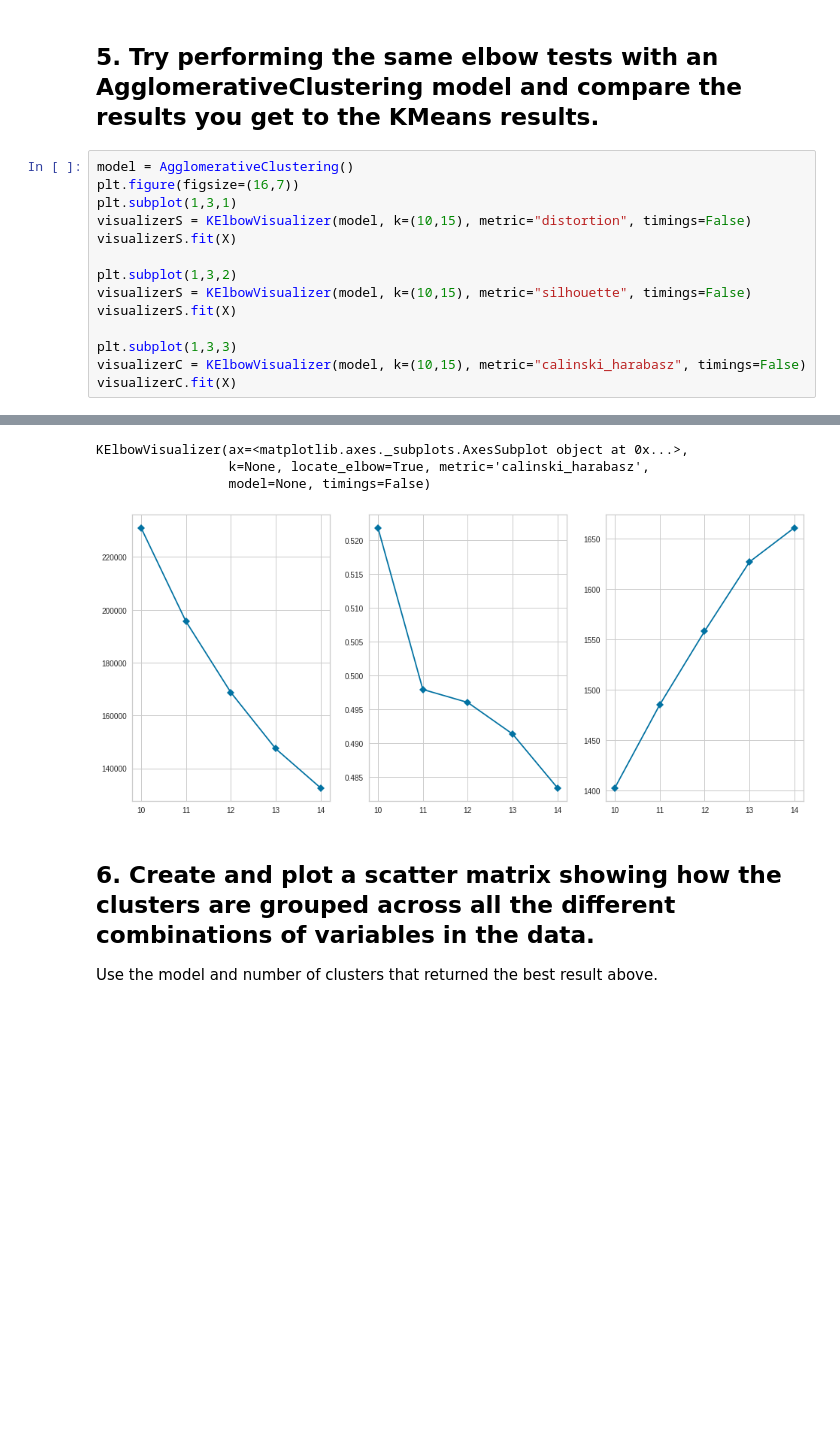
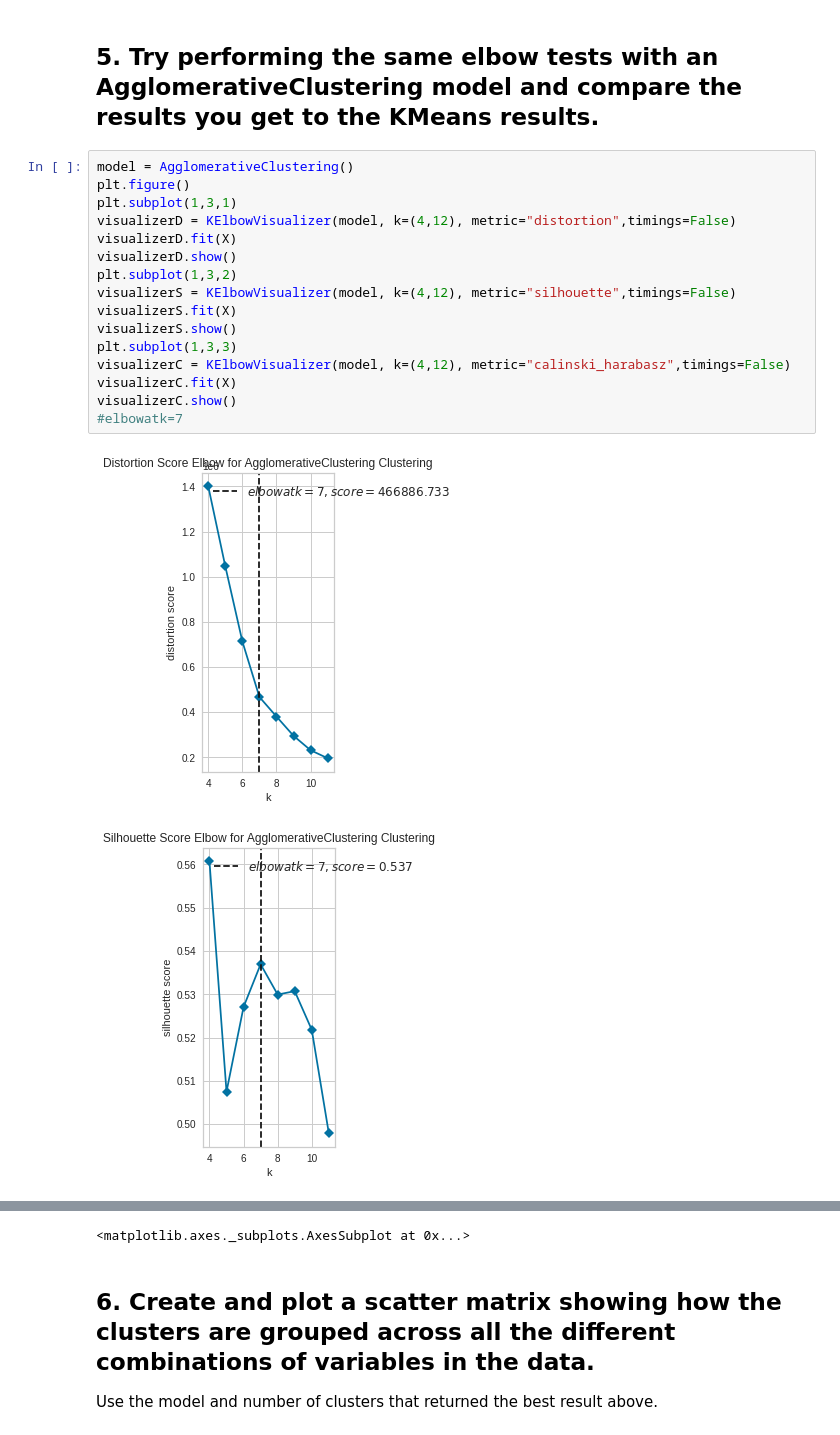
Before and after one commit to ironhack-datalabs/datamad0320, a Jupyter notebook: module-3/lab-unsupervised-learning-evaluation/your-code/main.ipynb, the cells around one changed output, grey strips where cells are left out. Cells and saved outputs as stored; diff of their text form; blank space fills up the shorter version.

```diff
--- a/module-3/lab-unsupervised-learning-evaluation/your-code/main.ipynb
+++ b/module-3/lab-unsupervised-learning-evaluation/your-code/main.ipynb
@@ -79,16 +82,20 @@ KElbowVisualizer(ax=<matplotlib.axes._subplots.AxesSubplot object at 0x...>,
 ## 5. Try performing the same elbow tests with an AgglomerativeClustering model and compare the results you get to the KMeans results.
 # %%
 model = AgglomerativeClustering()
-plt.figure(figsize=(16,7))
+plt.figure()
 plt.subplot(1,3,1)
-visualizerS = KElbowVisualizer(model, k=(10,15), metric="distortion", timings=False)
+visualizerD = KElbowVisualizer(model, k=(4,12), metric="distortion",timings=False)
+visualizerD.fit(X)
+visualizerD.show()
+plt.subplot(1,3,2)
+visualizerS = KElbowVisualizer(model, k=(4,12), metric="silhouette",timings=False)
 visualizerS.fit(X)
-
-plt.subplot(1,3,2)
-visualizerS = KElbowVisualizer(model, k=(10,15), metric="silhouette", timings=False)
-visualizerS.fit(X)
-
+visualizerS.show()
 plt.subplot(1,3,3)
-visualizerC = KElbowVisualizer(model, k=(10,15), metric="calinski_harabasz", timings=False)
+visualizerC = KElbowVisualizer(model, k=(4,12), metric="calinski_harabasz",timings=False)
 visualizerC.fit(X)
+visualizerC.show()
+#elbowatk=7
 # %% [output]
+[figure, new version]
+[figure, added]
@@ -95,7 +103,4 @@ visualizerC.fit(X)
-KElbowVisualizer(ax=<matplotlib.axes._subplots.AxesSubplot object at 0x...>,
-                 k=None, locate_elbow=True, metric='calinski_harabasz',
-                 model=None, timings=False)
+<matplotlib.axes._subplots.AxesSubplot at 0x...>
-[figure, old version]
 # %% [markdown]
 ## 6. Create and plot a scatter matrix showing how the clusters are grouped across all the different combinations of variables in the data.
 
```
Also changed, not shown: parts of 6 cells of this notebook.
